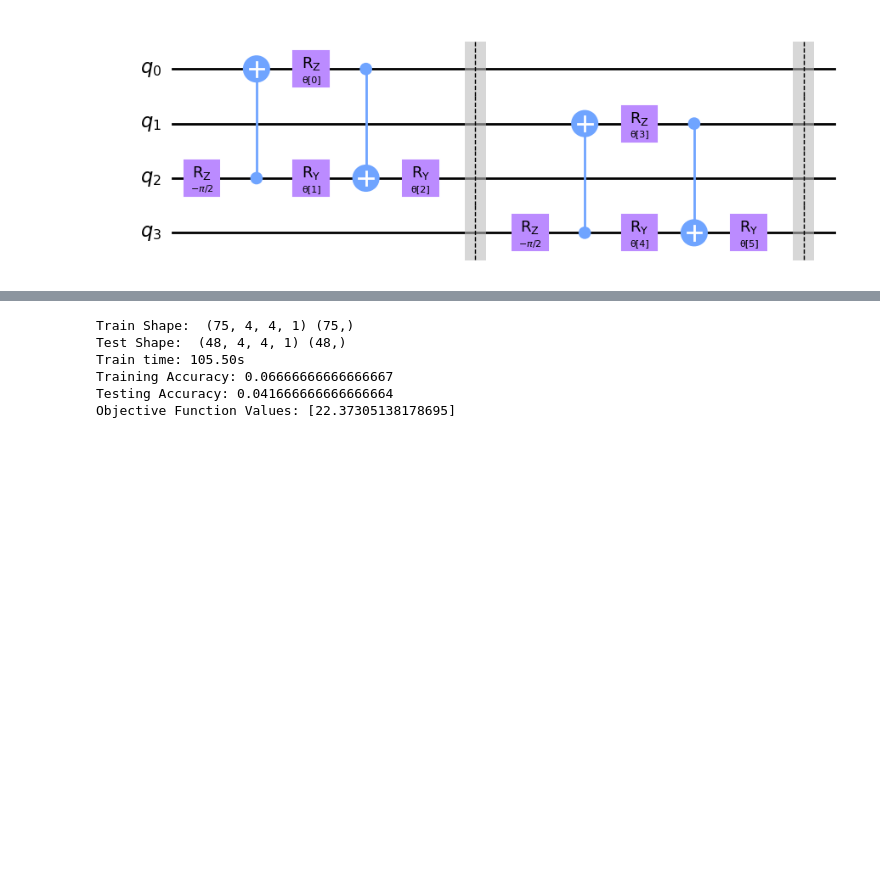
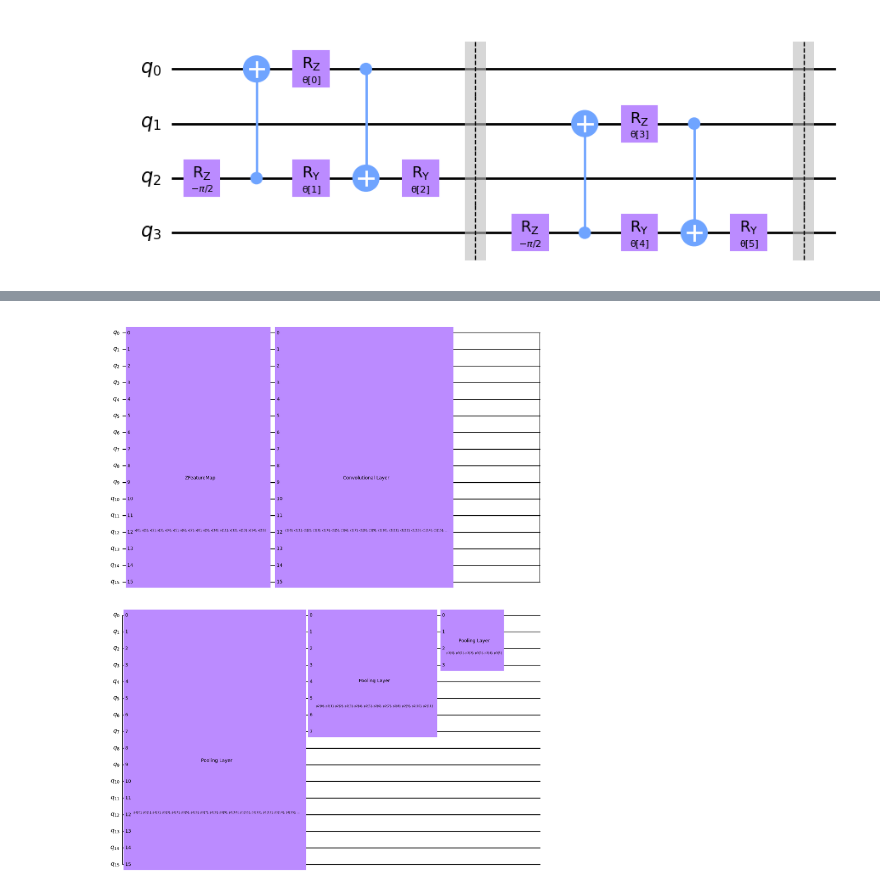
Before and after one commit to zhur123/CSE-5429-Quantumn-Project, a Jupyter notebook: qiskit_testing.ipynb, the cells around one changed output, grey strips where cells are left out. Cells and saved outputs as stored; diff of their text form; code cells hidden in the pictures; blank space fills up the shorter version.

```diff
--- a/qiskit_testing.ipynb
+++ b/qiskit_testing.ipynb
@@ -271,54 +335,51 @@ VQC
 # %%
 # Multiple labels with SamplerQNN, default max iterations 30
 output_shape = 10  # corresponds to the number of classes, possible outcomes of the (parity) mapping.
 def parity(x):
     return "{:b}".format(x).count("1") % 2
 
 feature_map, ansatz = create_circuits_qiskit(num_qubits)
 
 circuit = QuantumCircuit(num_qubits)
 circuit.compose(feature_map, range(num_qubits), inplace=True)
 circuit.compose(ansatz, range(num_qubits), inplace=True)
 
 qnn = SamplerQNN(
     circuit=circuit.decompose(),
     input_params=feature_map.parameters,
     weight_params=ansatz.parameters,
     interpret=parity,
     output_shape=output_shape
 )
 
 classifier = NeuralNetworkClassifier(
     qnn,
-    optimizer=COBYLA(maxiter=1),
+    optimizer=COBYLA(maxiter=30),
     callback=callback_method
 )
 
-(train_images, train_labels), (test_images, test_labels) = load_data(final_shape=(4, 4))
-print("Train Shape: ", train_images.shape, train_labels.shape)
-print("Test Shape: ", test_images.shape, test_labels.shape)
+circuit.draw("mpl", style="clifford")
 
-objective_func_vals = []
-x = np.array([np.ravel(image) for image in train_images])
-y = np.asarray(train_labels)
-x_test = np.array([np.ravel(image) for image in test_images])
-y_test = np.asarray(test_labels)
+# (train_images, train_labels), (test_images, test_labels) = load_data(final_shape=(4, 4))
+# print("Train Shape: ", train_images.shape, train_labels.shape)
+# print("Test Shape: ", test_images.shape, test_labels.shape)
 
-start = time.time()
+# objective_func_vals = []
+# x = np.array([np.ravel(image) for image in train_images])
+# y = np.asarray(train_labels)
+# x_test = np.array([np.ravel(image) for image in test_images])
+# y_test = np.asarray(test_labels)
 
-classifier.fit(x, y)
+# start = time.time()
 
-print(f"Train time: {time.time()-start :.2f}s")
-print(f"Training Accuracy: {classifier.score(x, y)}")
-print(f"Testing Accuracy: {classifier.score(x_test, y_test)}")
-print(f"Objective Function Values: {objective_func_vals}")
+# classifier.fit(x, y)
+
+# print(f"Train time: {time.time()-start :.2f}s")
+# print(f"Training Accuracy: {classifier.score(x, y)}")
+# print(f"Testing Accuracy: {classifier.score(x_test, y_test)}")
+# print(f"Objective Function Values: {objective_func_vals}")
 # %% [output]
-Train Shape:  (75, 4, 4, 1) (75,)
-Test Shape:  (48, 4, 4, 1) (48,)
-Train time: 105.50s
-Training Accuracy: 0.06666666666666667
-Testing Accuracy: 0.041666666666666664
-Objective Function Values: [22.37305138178695]
+[figure, added]
 # %%
 print(classifier.predict(x_test))
 print(y_test)
```
Also changed, not shown: parts of 17 cells of this notebook, 4 other files.
